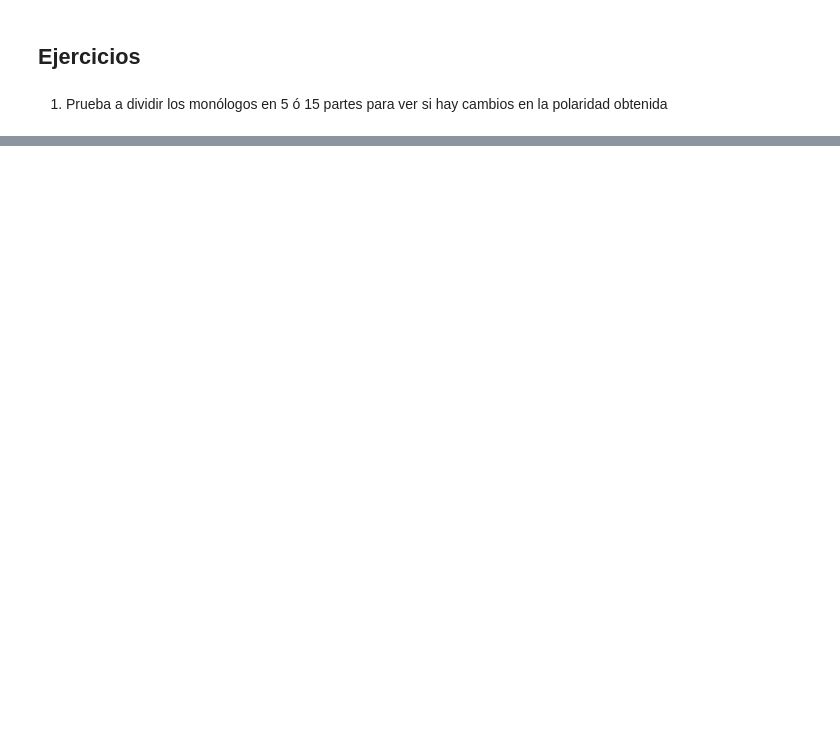
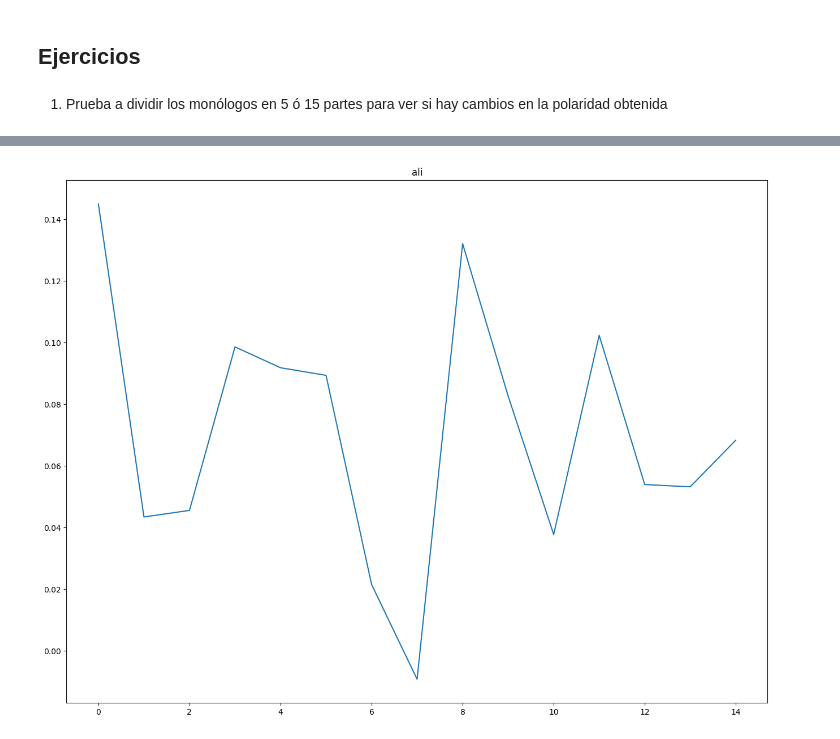
Before and after one commit to egoitzaulestia/___AI-BIG-DATA___, a Jupyter notebook: 04-Sistemas-de-Aprendizaje-Automatico/04-NLP/NLP-Python/17.3-Análisis Sentimiento.ipynb, the cells around one changed output, grey strips where cells are left out. Cells and saved outputs as stored; diff of their text form; code cells hidden in the pictures; blank space fills up the shorter version.

```diff
--- a/04-Sistemas-de-Aprendizaje-Automatico/04-NLP/NLP-Python/17.3-Análisis Sentimiento.ipynb
+++ b/04-Sistemas-de-Aprendizaje-Automatico/04-NLP/NLP-Python/17.3-Análisis Sentimiento.ipynb
@@ -188,0 +287,26 @@ plt.show()
+# %%
+# Dividimos cada monologo en 10 partes
+import numpy as np
+import math
+
+def dividir_texto(texto, n=15):
+    '''Divide una cadena de texto en n partes iguales.'''
+
+    # Cálculo de la longitud del texto, el tamaño de cada chunk y el inicio de cada chunk
+    long = len(texto)
+    tamano = math.floor(long / n)
+    inicio = np.arange(0, long, tamano)
+
+    # Extracción de porciones de texto del mismo tamaño
+    lista = []
+    for i in range(n):
+        lista.append(texto[inicio[i]:inicio[i]+tamano])
+    return lista
+# %%
+# Creamos una lista que contenga todos los chunks de texto
+lista_chunks = []
+for t in datos['transcripcion']:
+    tmp = dividir_texto(t)
+    lista_chunks.append(tmp)
+
+lista_chunks [1:2]
@@ -188,0 +337,11 @@ plt.show()
+# %%
+# Calculamos la polaridad de cada parte
+
+transcripcion_polaridad = []
+for lch in lista_chunks:
+    partes_polaridad = []
+    for p in lch:
+        partes_polaridad.append(TextBlob(p).sentiment.polarity)
+    transcripcion_polaridad.append(partes_polaridad)
+
+transcripcion_polaridad
@@ -188,0 +366,7 @@ plt.show()
+# %%
+# Pintamos la polaridad para un cómico
+plt.plot(transcripcion_polaridad[0])
+plt.title(datos['nombre_completo'].index[0])
+plt.show()
+# %% [output]
+[figure, added]
```
Also changed, not shown: parts of 26 cells of this notebook, 6 other files.
